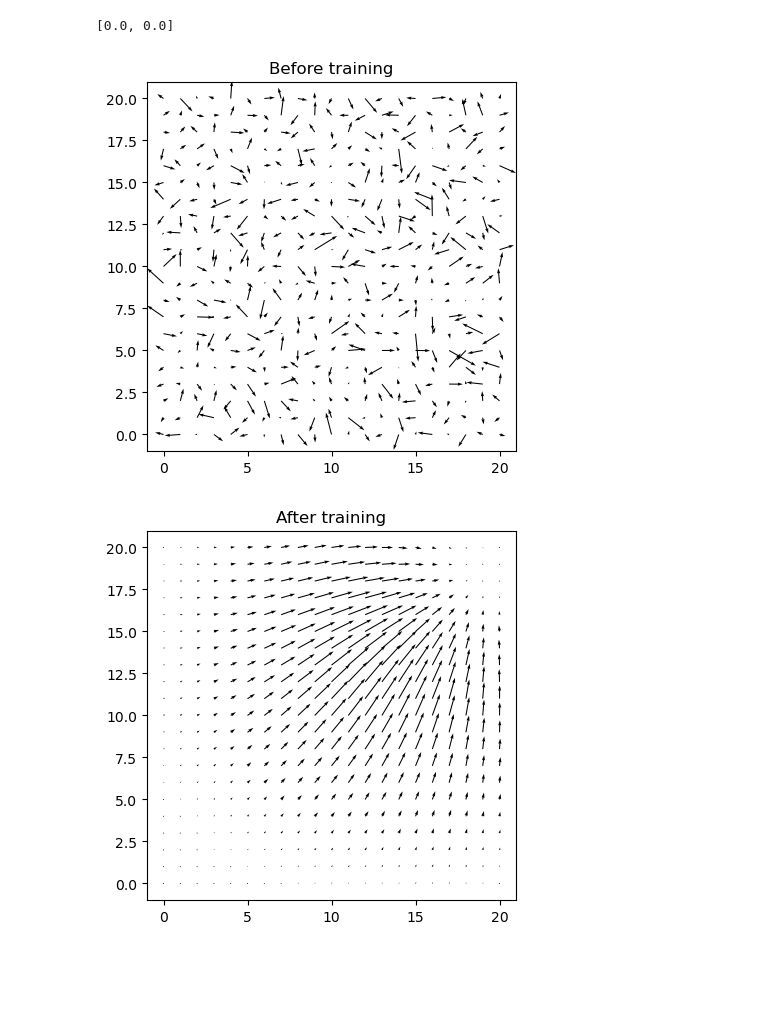
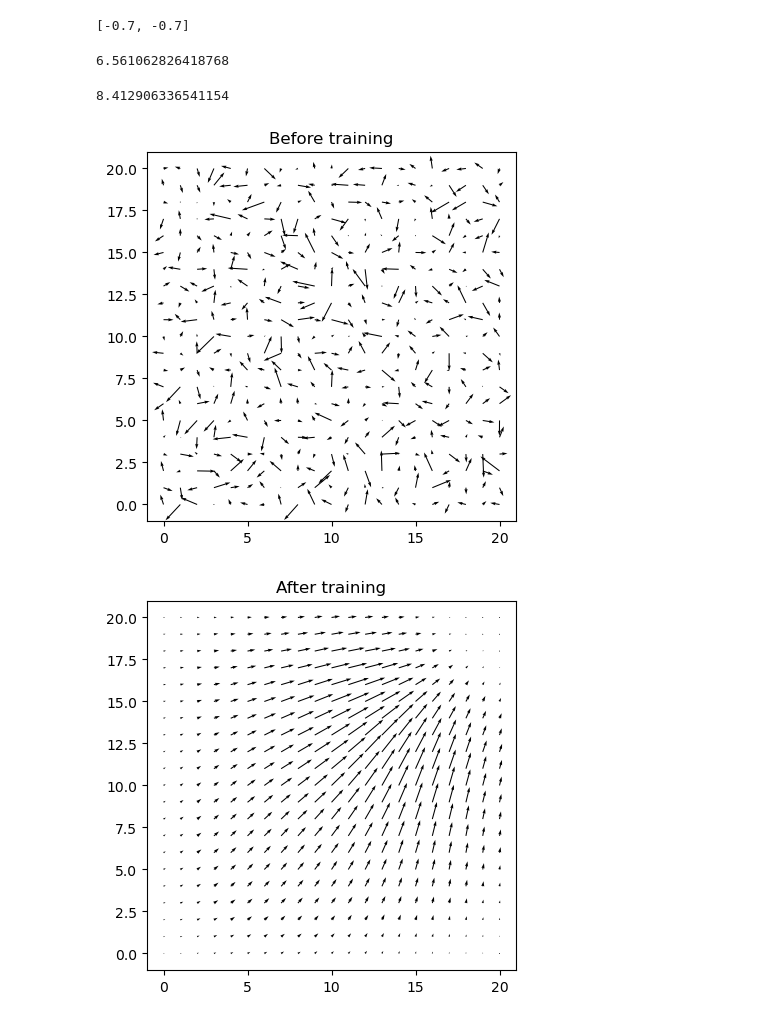
Before and after one commit to mgkumar138/ActorCritic_Dynamics, a Jupyter notebook: discrete_transition/policy_dynamics.ipynb, the cells around one changed output. Drawn from its saved outputs; the diff is of its cells as text; code cells hidden in the pictures; blank space fills up the shorter version.

```diff
--- a/discrete_transition/policy_dynamics.ipynb
+++ b/discrete_transition/policy_dynamics.ipynb
@@ -3,32 +8,32 @@ import numpy as np
 import matplotlib.pyplot as plt
 from backend import TwoDimNav, PC_AC_agent, plot_maps
 # %%
-episodes = 1000
+random_episodes = 1000
+test_episodes = 10
 tmax = 100
+
 maxspeed = 0.25
 goalsize = 0.25
-startcoord = [0.0,0.0]
+startcoord = [-0.7,-0.7]
 goalcoord = [0.7, 0.7]
 
 env = TwoDimNav(startcoord=startcoord, goalcoord=goalcoord, goalsize=goalsize, tmax=tmax, maxspeed=maxspeed)
 # %% [output]
-[0.0, 0.0]
+[-0.7, -0.7]
 # %%
 # initialize agent
-alr = 0.00  # 0.0075
-clr = 0.00  # 0.025
 nact = 4
 gamma = 0.95
-
 npc = 21
 pcr = 0.25
 seed = 2023
 
-def get_placefield_weights(npc,pcr, nact):
+def get_placefield_weights(npc,pcr, nact, seed):
     pcspacing = np.linspace(-1,1,npc) # uniformly space place cells
     pcr =  pcr # define radius of place cells
     xx, yy = np.meshgrid(pcspacing, pcspacing)
     pcs = np.concatenate([xx.reshape(-1,1), yy.reshape(-1,1)],axis=1)
+    np.random.seed(seed)
     theta = np.random.normal(size=(npc**2, nact))*1e-3
     return pcs, theta
 
@@ -51,7 +56,7 @@ def get_onehot_g(prob, nact=4):
     onehotg[A] = 1
     return onehotg
 
-def get_discounted_rewards(rewards, gamma=0.95, norm=False):
+def get_discounted_rewards(rewards, gamma=0.95):
     discounted_rewards = []
     cumulative = 0
     for reward in rewards[::-1]:
@@ -60,12 +65,12 @@ def get_discounted_rewards(rewards, gamma=0.95, norm=False):
     discounted_rewards.reverse()
     return discounted_rewards
 
-pcs, theta = get_placefield_weights(npc, pcr, nact)
+pcs, theta = get_placefield_weights(npc, pcr, nact, seed)
 inittheta = theta.copy()
 # %%
-def get_coord_reward():
+def get_coord_reward(param, episodes):
     eps_info = []
-
+    eps_reward = []
     for e in range(episodes):
         state, goal, eucdist, done = env.reset()
 
@@ -76,7 +81,7 @@ def get_coord_reward():
 
             pcact = get_pc_activity(pcs, pcr, state)
 
-            aprob = get_action_prob(theta, pcact)
+            aprob = get_action_prob(param, pcact)
 
             onehotg = get_onehot_g(aprob)
 
@@ -98,23 +103,30 @@ def get_coord_reward():
             if done:
                 break
 
-        disc_rewards = np.array(get_discounted_rewards(rewards))[:,None,None]
+        disc_rewards = np.array(get_discounted_rewards(rewards, gamma))[:,None,None]
         grad = np.sum(np.array(activities) * np.array(disc_rewards),axis=0)
 
         eps_info.append(grad)
-
+        eps_reward.append(np.sum(disc_rewards))
         #print(f'E {e+1}/{train_episodes} in {t} steps')
-    return eps_info
+    return np.array(eps_info), np.array(eps_reward)
 # %%
 # get dataset with 1000 random trajectories, not all are rewarded
-episode_info = get_coord_reward()
+episode_info, disc_rewards = get_coord_reward(inittheta, random_episodes)
+print(np.mean(disc_rewards))
+# %% [output]
+6.561062826418768
 # %%
 # Update theta using expectation of random trajectory and rewards
-
-theta += np.mean(episode_info,axis=0)
+exp_theta = inittheta.copy()
+exp_theta += np.mean(episode_info,axis=0)
+test_info, test_rewards = get_coord_reward(exp_theta, test_episodes)
+print(np.mean(test_rewards))
+# %% [output]
+8.412906336541154
 # %%
 plot_maps(env, npc, inittheta, title='Before training')
-plot_maps(env, npc, theta, title='After training')
+plot_maps(env, npc, exp_theta, title='After training')
 # %% [output]
-[figure, old version]
+[figure, new version]
-[figure, old version]
+[figure, new version]
```
Also changed, not shown: parts of 3 cells of this notebook, 1 other file.
